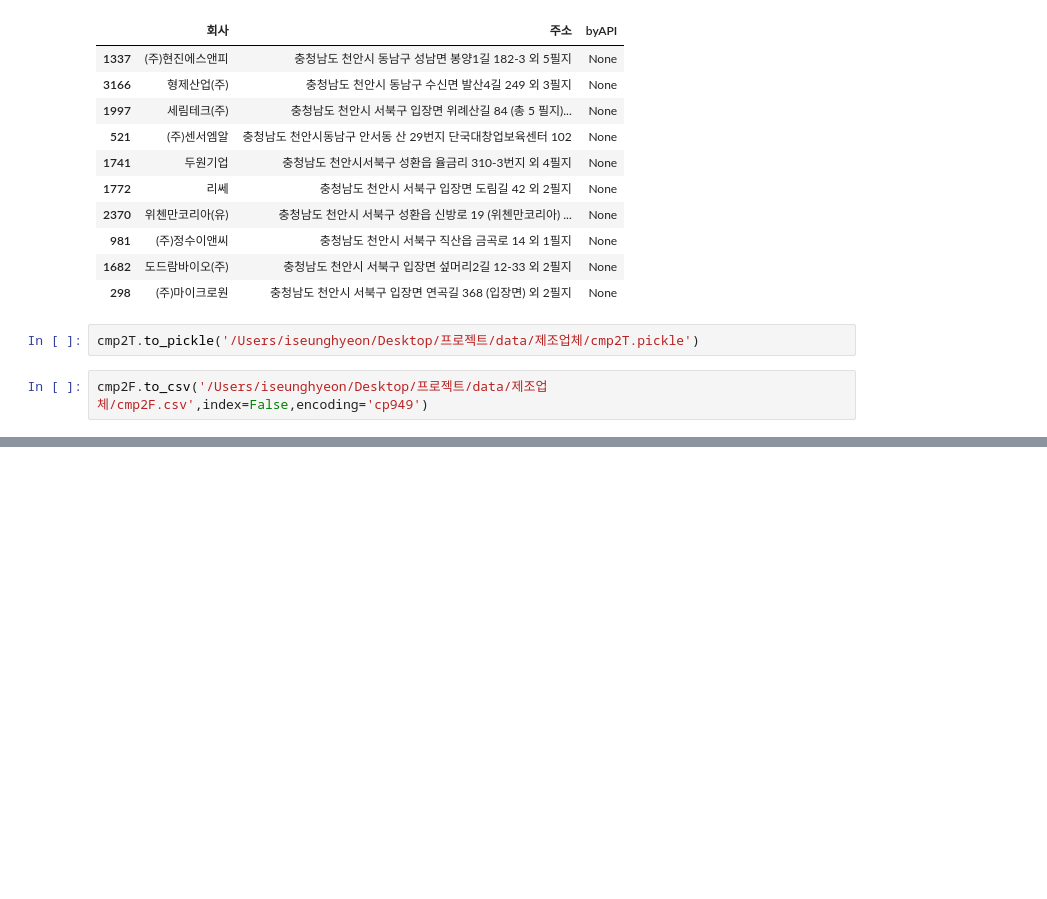
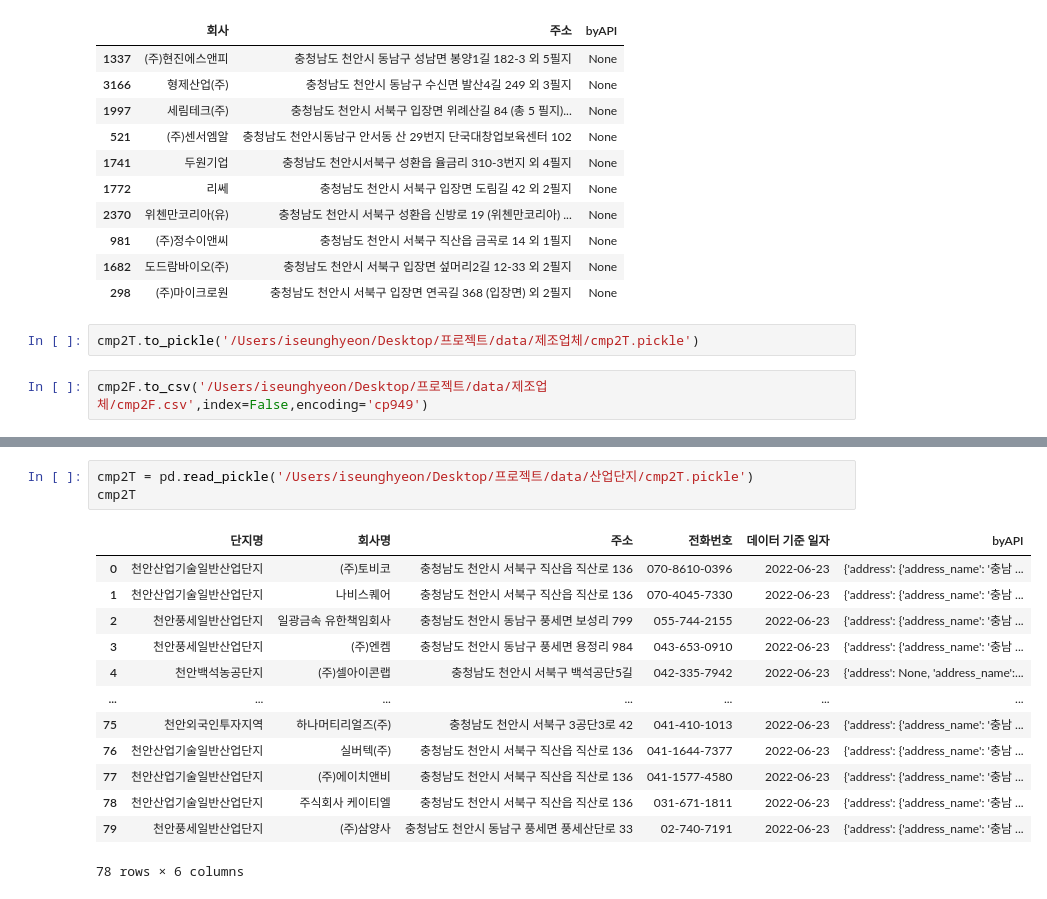
Before and after one commit to LGHelloVisionProj/Data_Visualization, a Jupyter notebook: 천안시_CodeDir/회사데이터전처리.ipynb, the cells around one changed output, grey strips where cells are left out. Saved outputs shown, nothing was run; the diff lists cells and outputs as text; blank space fills up the shorter version.

```diff
--- a/천안시_CodeDir/회사데이터전처리.ipynb
+++ b/천안시_CodeDir/회사데이터전처리.ipynb
@@ -191,0 +266,17 @@ cmp2F.to_csv('/Users/iseunghyeon/Desktop/프로젝트/data/제
+# %%
+cmp2T = pd.read_pickle('/Users/iseunghyeon/Desktop/프로젝트/data/산업단지/cmp2T.pickle')
+cmp2T
+# %% [output]
+|  | 단지명 | 회사명 | 주소 | 전화번호 | 데이터 기준 일자 | byAPI |
+| 0 | 천안산업기술일반산업단지 | (주)토비코 | 충청남도 천안시 서북구 직산읍 직산로 136 | 070-8610-0396 | 2022-06-23 | {'address': {'address_name': '충남 ... |
+| 1 | 천안산업기술일반산업단지 | 나비스퀘어 | 충청남도 천안시 서북구 직산읍 직산로 136 | 070-4045-7330 | 2022-06-23 | {'address': {'address_name': '충남 ... |
+| 2 | 천안풍세일반산업단지 | 일광금속 유한책임회사 | 충청남도 천안시 동남구 풍세면 보성리 799 | 055-744-2155 | 2022-06-23 | {'address': {'address_name': '충남 ... |
+| 3 | 천안풍세일반산업단지 | (주)엔켐 | 충청남도 천안시 동남구 풍세면 용정리 984 | 043-653-0910 | 2022-06-23 | {'address': {'address_name': '충남 ... |
+| 4 | 천안백석농공단지 | (주)셀아이콘랩 | 충청남도 천안시 서북구 백석공단5길 | 042-335-7942 | 2022-06-23 | {'address': None, 'address_name':... |
+| ... | ... | ... | ... | ... | ... | ... |
+| 75 | 천안외국인투자지역 | 하나머티리얼즈(주) | 충청남도 천안시 서북구 3공단3로 42 | 041-410-1013 | 2022-06-23 | {'address': {'address_name': '충남 ... |
+| 76 | 천안산업기술일반산업단지 | 실버텍(주) | 충청남도 천안시 서북구 직산읍 직산로 136 | 041-1644-7377 | 2022-06-23 | {'address': {'address_name': '충남 ... |
+| 77 | 천안산업기술일반산업단지 | (주)에이치앤비 | 충청남도 천안시 서북구 직산읍 직산로 136 | 041-1577-4580 | 2022-06-23 | {'address': {'address_name': '충남 ... |
+| 78 | 천안산업기술일반산업단지 | 주식회사 케이티엘 | 충청남도 천안시 서북구 직산읍 직산로 136 | 031-671-1811 | 2022-06-23 | {'address': {'address_name': '충남 ... |
+| 79 | 천안풍세일반산업단지 | (주)삼양사 | 충청남도 천안시 동남구 풍세면 풍세산단로 33 | 02-740-7191 | 2022-06-23 | {'address': {'address_name': '충남 ... |
+78 rows × 6 columns
```
Also changed, not shown: parts of 32 cells of this notebook, 4 other files.
